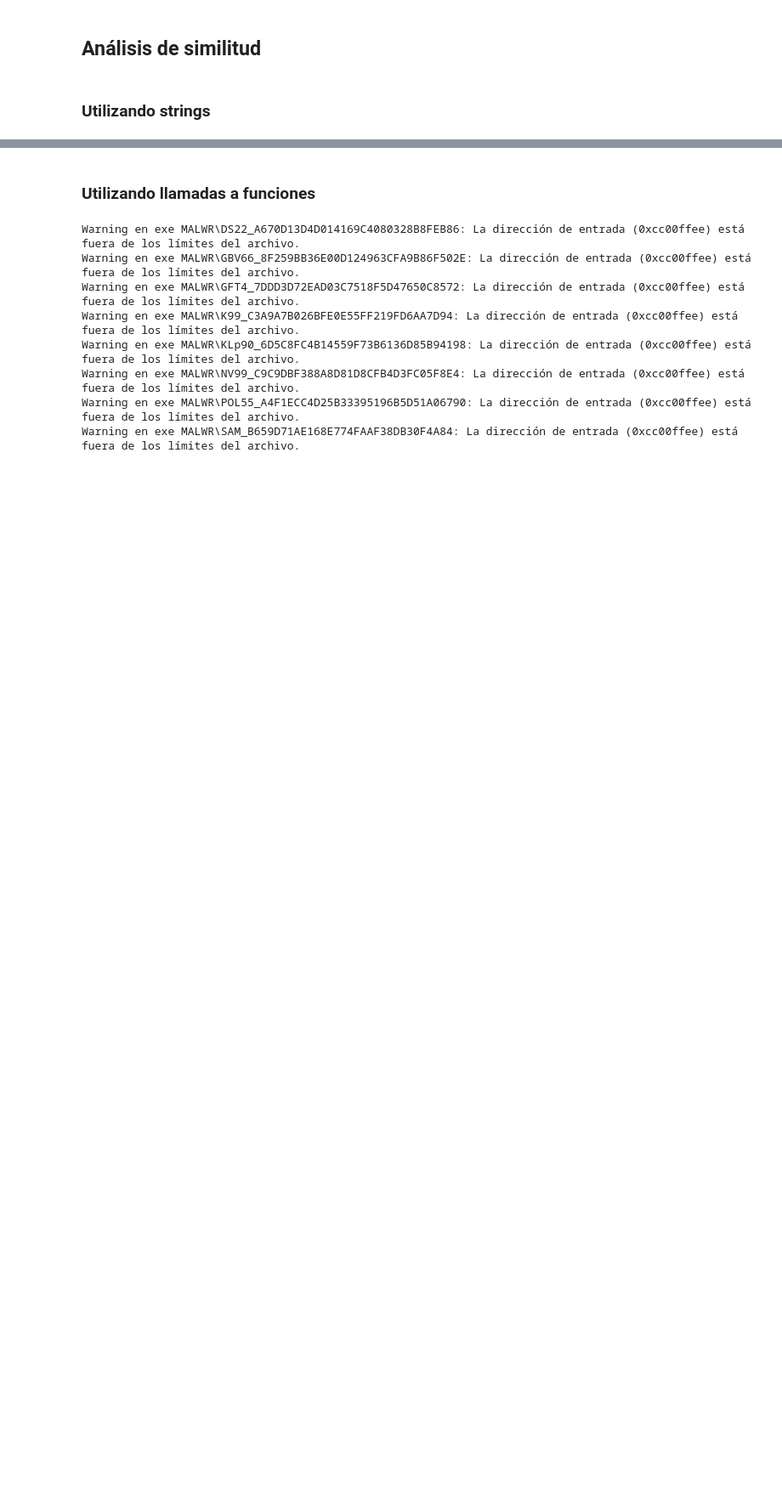
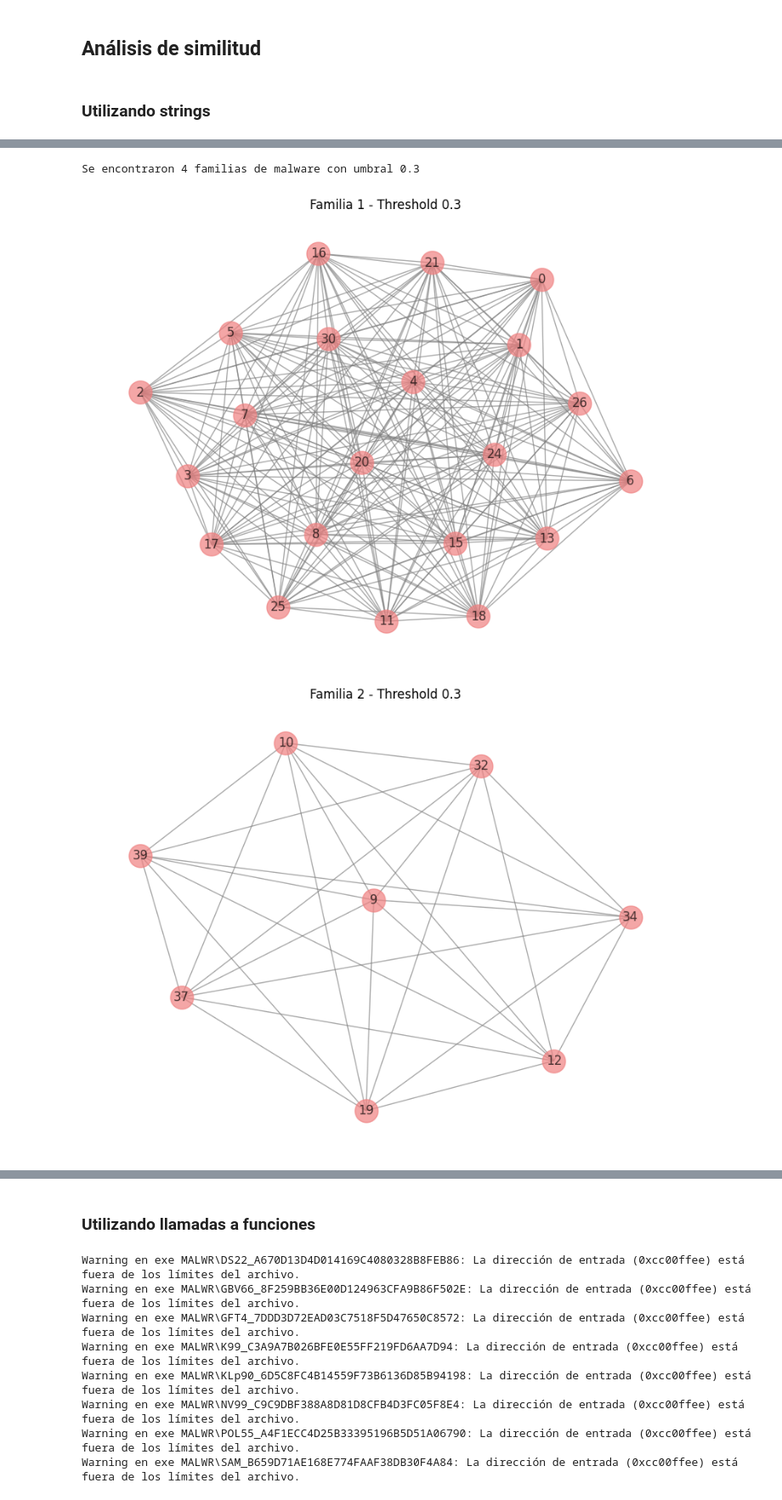
Before and after one commit to Aq202/UVG_SDS_LAB_4, a Jupyter notebook: lab4.ipynb, the cells around one changed output, grey strips where cells are left out. Shown at 85% size. Cells and saved outputs as stored; diff of their text form; code cells hidden in the pictures; blank space fills up the shorter version.

Commit message:
Imágenes de grafos

```diff
--- a/lab4.ipynb
+++ b/lab4.ipynb
@@ -497,9 +497,10 @@ plt.show()
 # %%
 import networkx as nx
 import matplotlib.pyplot as plt
-from sklearn.metrics import jaccard_score
+import pandas as pd
 from itertools import combinations
 from tqdm import tqdm
+import os
 
 # Calcular matriz de similitud con Jaccard
 def compute_jaccard_similarity(set1, set2):
@@ -525,7 +526,25 @@ def generate_similarity_graph(df, feature_col, threshold):
 
     return G
 
+# Detectar familias de malware mediante componentes conectados
+def get_malware_families(G):
+    """Divide el grafo en comunidades (familias de malware) usando componentes conectados."""
+    families = list(nx.connected_components(G))  # Encuentra los subgrafos conectados
+    return families
 
+# Graficar cada familia de malware por separado
+def plot_families(G, families, threshold, path):
+    """Grafica cada familia de malware en una imagen separada."""
+    for i, family in enumerate(families):
+        subgraph = G.subgraph(family)  # Crear un subgrafo para la familia
+
+        plt.figure(figsize=(8, 6))
+        pos = nx.spring_layout(subgraph, seed=42)
+        nx.draw(subgraph, pos, with_labels=True, node_size=500, node_color="lightcoral", edge_color="gray", alpha=0.7)
+
+        plt.title(f"Familia {i+1} - Threshold {threshold}")
+        plt.savefig(f"{path}family_{i+1}_threshold_{threshold}.png")
+        plt.show()
 
 # Visualizar los grafos
 def plot_graph(G, title):
@@ -561,30 +580,46 @@ def get_strings(file_path):
         strings = set(result.stdout.split("\n"))  # Convertir salida en conjunto
         strings.discard("")  # Eliminar strings vacíos
         return {
             "file": os.path.basename(file_path),
             "strings": strings
         }
     except Exception as e:
         print(f"Error al procesar {file_path}: {e}")
         return {}
 
 
 for file in malware_ex:
     if file == ".DS_Store":
         continue
     file_path = os.path.normpath(os.path.join(malware_directory, file))
     malware_strings.append(get_strings(file_path))
 
 df = pd.DataFrame(malware_strings)
 
 # Generar grafos de similitud con diferentes umbrales
 thresholds = [0.3, 0.5, 0.7]  # Umbrales de similitud
 graphs = {thresh: generate_similarity_graph(df, "strings", thresh) for thresh in thresholds}
 
 # Graficar los grafos con distintos umbrales
 for threshold, G in graphs.items():
     plot_graph(G, f"Grafo de similitud de strings (Threshold {threshold})")
+
+# Graficar familias de malware para cada umbral
+for threshold, G in graphs.items():
+    families = get_malware_families(G)
+    print(f"Se encontraron {len(families)} familias de malware con umbral {threshold}")
+    plot_families(G, families, threshold, './strings_graphs/')
+
+# Guardar imágenes de los grafos
+for threshold, G in graphs.items():
+    nx.draw(G, with_labels=True)
+    plt.title(f"Grafo de similitud de strings (Threshold {threshold})")
+    plt.savefig(f"./strings_graphs/strings_graph_threshold_{threshold}.png")
+    plt.close()
 # %% [output]
 [figure]
 [figure]
 [figure]
+Se encontraron 4 familias de malware con umbral 0.3
+[figure, added]
+[figure, added]
```
Also changed, not shown: parts of 2 cells of this notebook, 35 other files.
